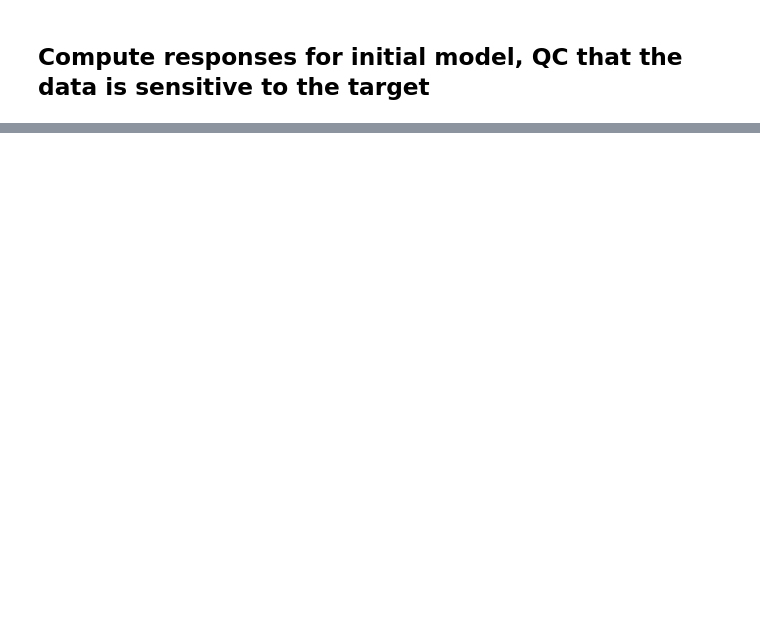
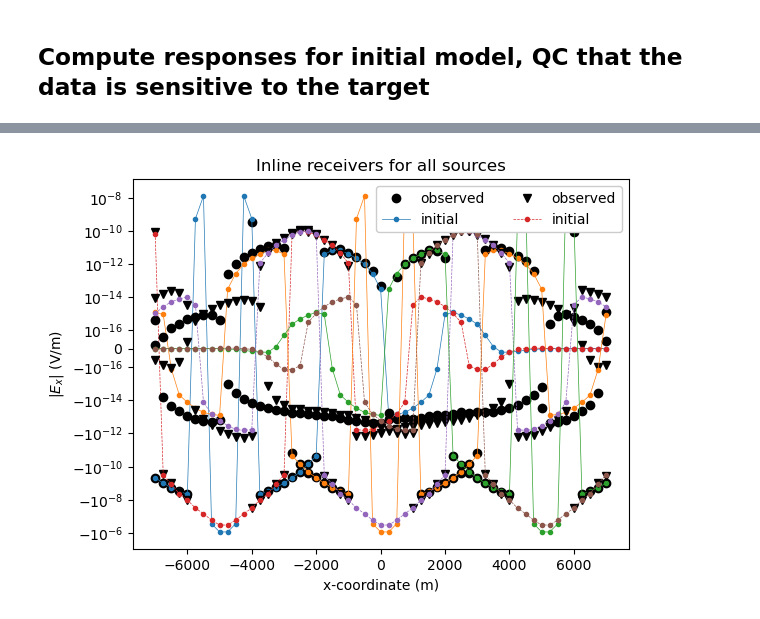
Before and after one commit to prisae/dev-pygimli-emg3d, a Jupyter notebook: SurveyDataModel.ipynb, the cells around one changed output, grey strips where cells are left out. Cells and saved outputs as stored; diff of their text form; code cells hidden in the pictures; blank space fills up the shorter version.

```diff
--- a/SurveyDataModel.ipynb
+++ b/SurveyDataModel.ipynb
@@ -191,2 +232,22 @@ plt.show()
+# %%
+plt.figure()
+plt.title("Inline receivers for all sources")
+obs = init_sim.data.observed
+syn = init_sim.data.synthetic
+rec_coords = survey.receiver_coordinates()
+
+for i, src in enumerate(survey.sources.keys()):
+    plt.plot(rec_coords[0], (obs.loc[src, :, :].data.real), "ko", label='observed' if i == 0 else '')
+    plt.plot(rec_coords[0], (syn.loc[src, :, :].data.real), f"C{i}.-", lw=0.5, label='initial' if i == 0 else '')
+    plt.plot(rec_coords[0], (obs.loc[src, :, :].data.imag), "kv", label='observed' if i == 0 else '')
+    plt.plot(rec_coords[0], (syn.loc[src, :, :].data.imag), f"C{i+3}.--", lw=0.5, label='initial' if i == 0 else '')
+
+plt.yscale('symlog', linthresh=1e-16)
+plt.legend(ncol=2, framealpha=1)
+plt.xlabel('x-coordinate (m)')
+plt.ylabel('$|E_x|$ (V/m)')
+plt.show()
+# %% [output]
+[figure, added]
 # %%
 emg3d.Report()
```
Also changed, not shown: parts of 14 cells of this notebook, 1 other file.
